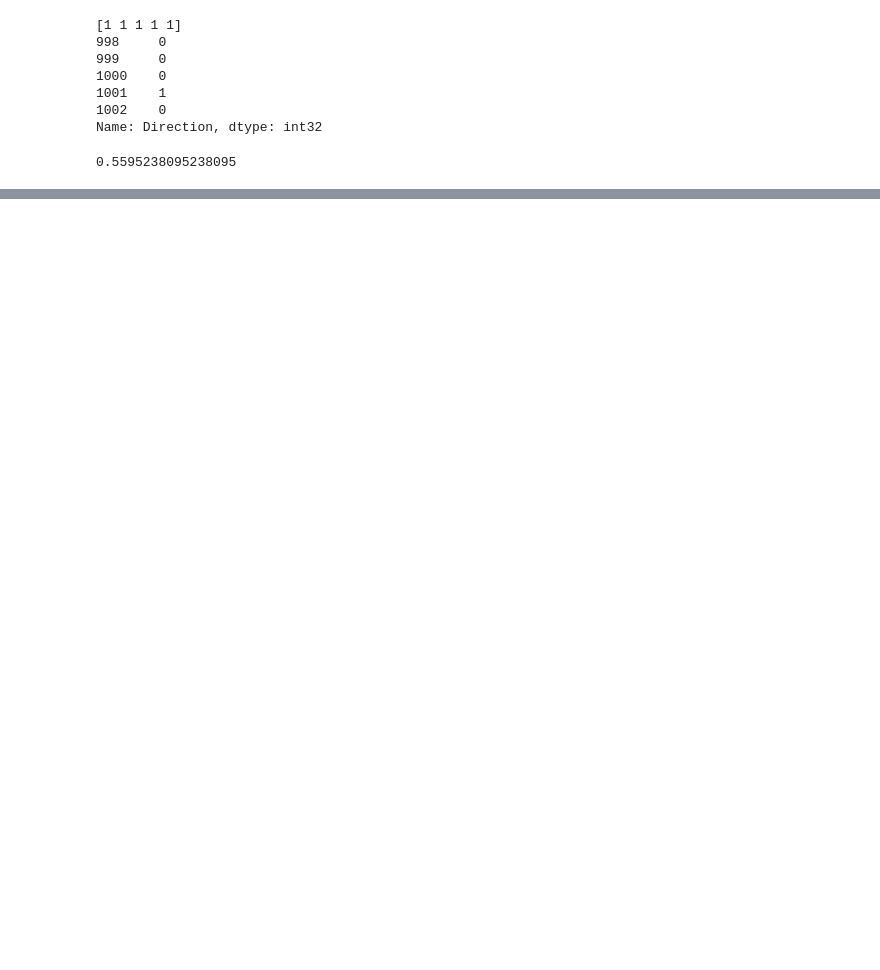
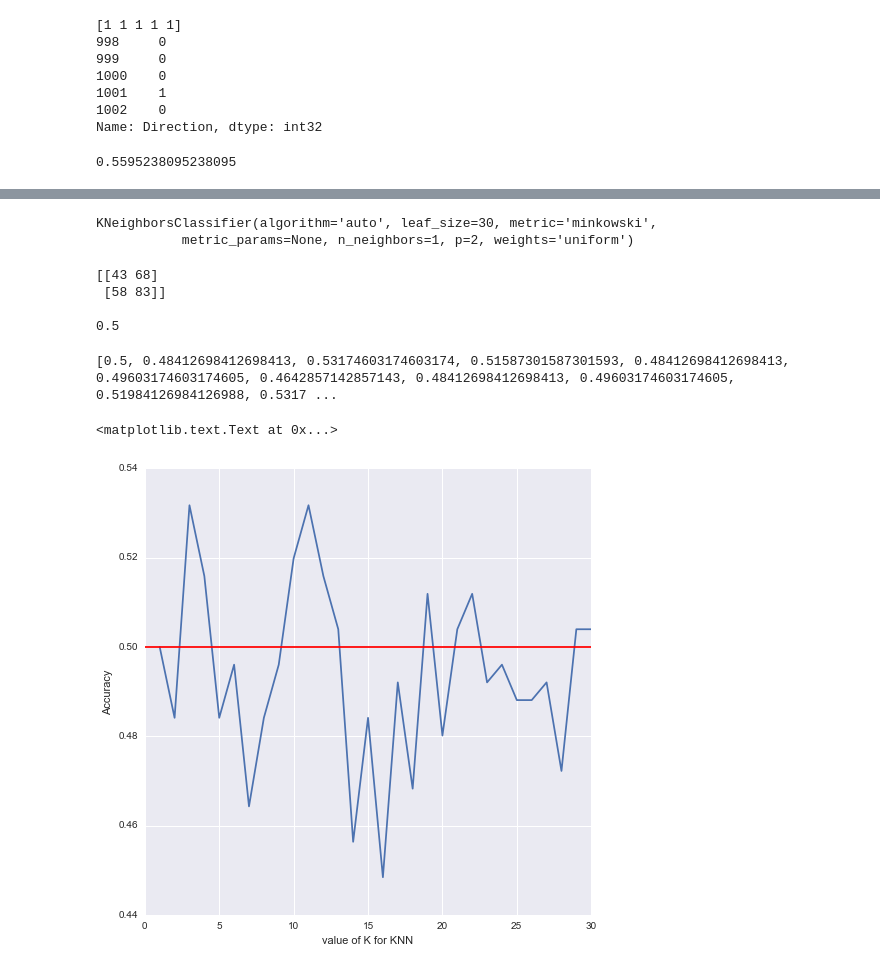
Before and after one commit to GucciTheCarpenter/ISLR_labs, a Jupyter notebook: ch04_Classification/classification.ipynb, the cells around one changed output, grey strips where cells are left out. Cells and saved outputs as stored; diff of their text form; code cells hidden in the pictures; blank space fills up the shorter version.

```diff
--- a/ch04_Classification/classification.ipynb
+++ b/ch04_Classification/classification.ipynb
@@ -478,0 +687,46 @@ np.mean((y_pred == y_test).astype(int))
+# %%
+X_train = Smarket[Smarket.Year<2005][['Lag1', 'Lag2']].values
+X_test = Smarket[Smarket.Year==2005][['Lag1', 'Lag2']].values
+
+y_train = label_encoder.transform(Smarket[Smarket.Year<2005].Direction.values)
+y_test = label_encoder.transform(Smarket[Smarket.Year==2005].Direction.values)
+# %%
+knn = KNeighborsClassifier(n_neighbors=1)
+knn.fit(X_train, y_train)
+# %% [output]
+KNeighborsClassifier(algorithm='auto', leaf_size=30, metric='minkowski',
+           metric_params=None, n_neighbors=1, p=2, weights='uniform')
+# %%
+y_pred = knn.predict(X_test)
+# %%
+print metrics.confusion_matrix(y_test, y_pred)
+print ''
+print metrics.accuracy_score(y_test, y_pred)
+# %% [output]
+[[43 68]
+ [58 83]]
+
+0.5
+# %%
+# search for various K for KNN
+k_range = range(1, 31)
+y_preds = []
+for k in k_range:
+    knn = KNeighborsClassifier(n_neighbors=k)
+    knn.fit(X_train, y_train)
+    y_pred = knn.predict(X_test)
+
+    y_preds.append(metrics.accuracy_score(y_test, y_pred))
+print y_preds
+# %% [output]
+[0.5, 0.48412698412698413, 0.53174603174603174, 0.51587301587301593, 0.48412698412698413, 0.49603174603174605, 0.4642857142857143, 0.48412698412698413, 0.49603174603174605, 0.51984126984126988, 0.5317 ...
+# %%
+# plot value of K for KNN vs accuracy
+plt.figure(figsize=(8,8))
+plt.plot(k_range, y_preds)
+plt.plot([0, 30], [.5, .5], 'r-')
+plt.xlabel('value of K for KNN')
+plt.ylabel('Accuracy')
+# %% [output]
+<matplotlib.text.Text at 0x...>
+[figure, added]
```
Also changed, not shown: parts of 35 cells of this notebook.
